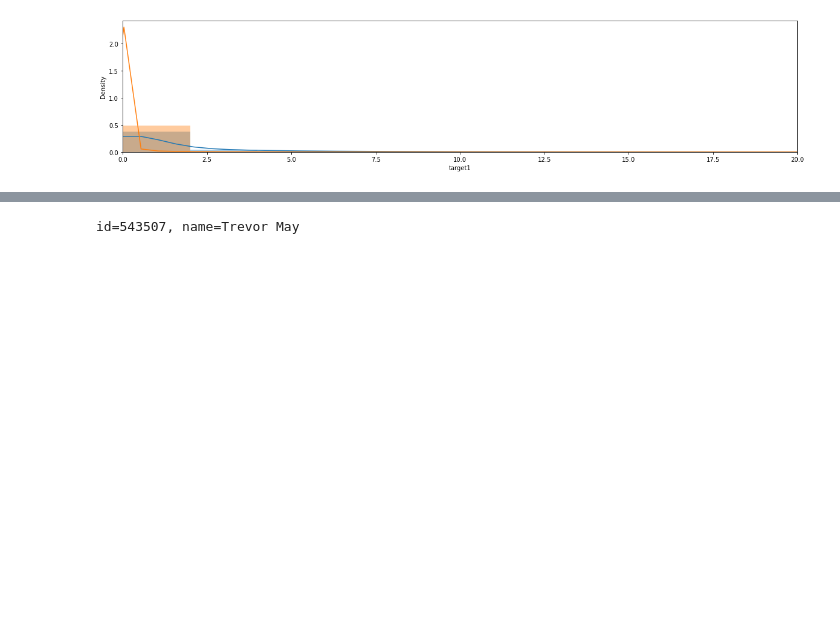
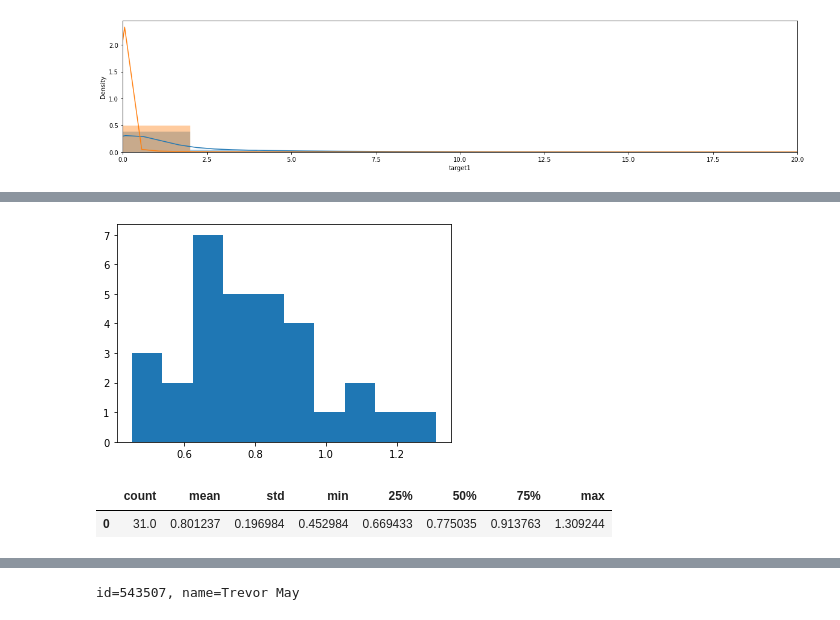
Before and after one commit to root4kaido/MLB-Player-Digital-Engagement-Forecasting, a Jupyter notebook: Notebook/other/eda_target.ipynb, the cells around one changed output, grey strips where cells are left out. Cells and saved outputs as stored; diff of their text form; code cells hidden in the pictures; blank space fills up the shorter version.

```diff
--- a/Notebook/other/eda_target.ipynb
+++ b/Notebook/other/eda_target.ipynb
@@ -151,0 +111,2 @@ targets[(targets['playerId'] == 660271)]
+# %%
+targets = pd.read_csv(TRAIN_DIR / 'nextDayPlayerEngagement_train.csv')
@@ -151,0 +116,24 @@ targets[(targets['playerId'] == 660271)]
+# %%
+targets = targets[(targets['date']<20190601) & (targets['date']>=20190501)]
+# %%
+dates = targets['date'].unique()
+# %%
+t1_means = []
+t2_means = []
+t3_means = []
+t4_means = []
+
+for d_ in tqdm(dates):
+    t_oneday = targets[targets['date'] == d_]
+    t1_means.append(np.mean(t_oneday['target1']))
+    t2_means.append(np.mean(t_oneday['target2']))
+    t3_means.append(np.mean(t_oneday['target3']))
+    t4_means.append(np.mean(t_oneday['target4']))
+# %%
+plt.hist(t1_means, bins=10)
+plt.show()
+pd.DataFrame(t1_means).describe().T
+# %% [output]
+[figure, added]
+|  | count | mean | std | min | 25% | 50% | 75% | max |
+| 0 | 31.0 | 0.801237 | 0.196984 | 0.452984 | 0.669433 | 0.775035 | 0.913763 | 1.309244 |
```
Also changed, not shown: parts of 12 cells of this notebook, 19 other files.
